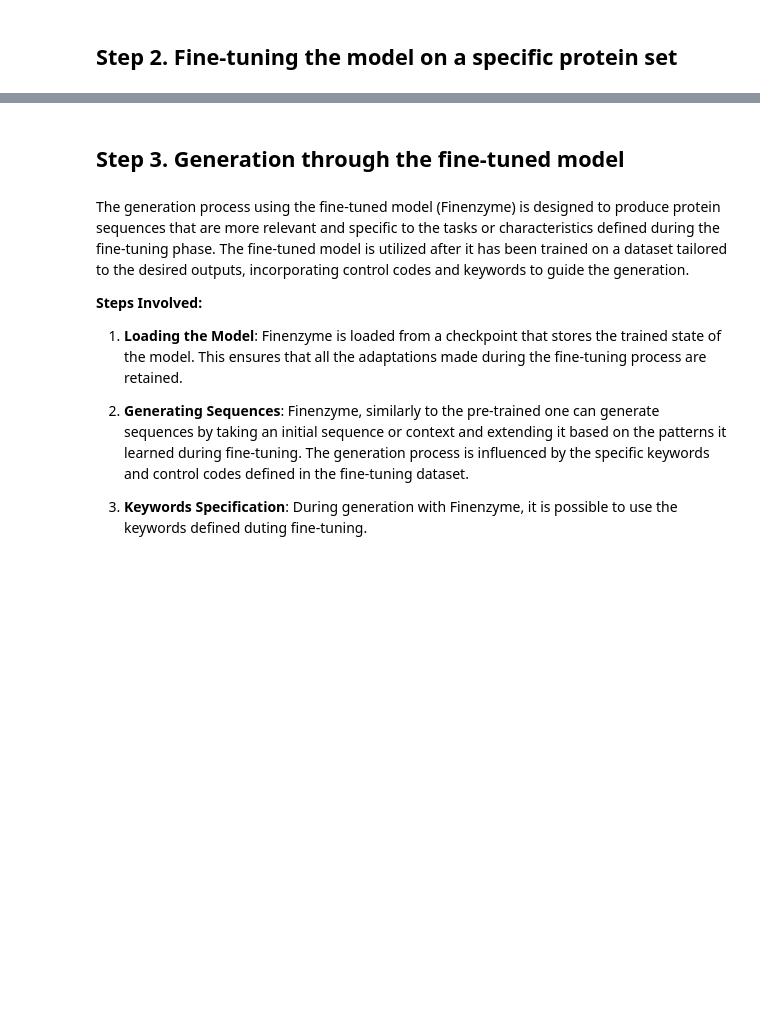
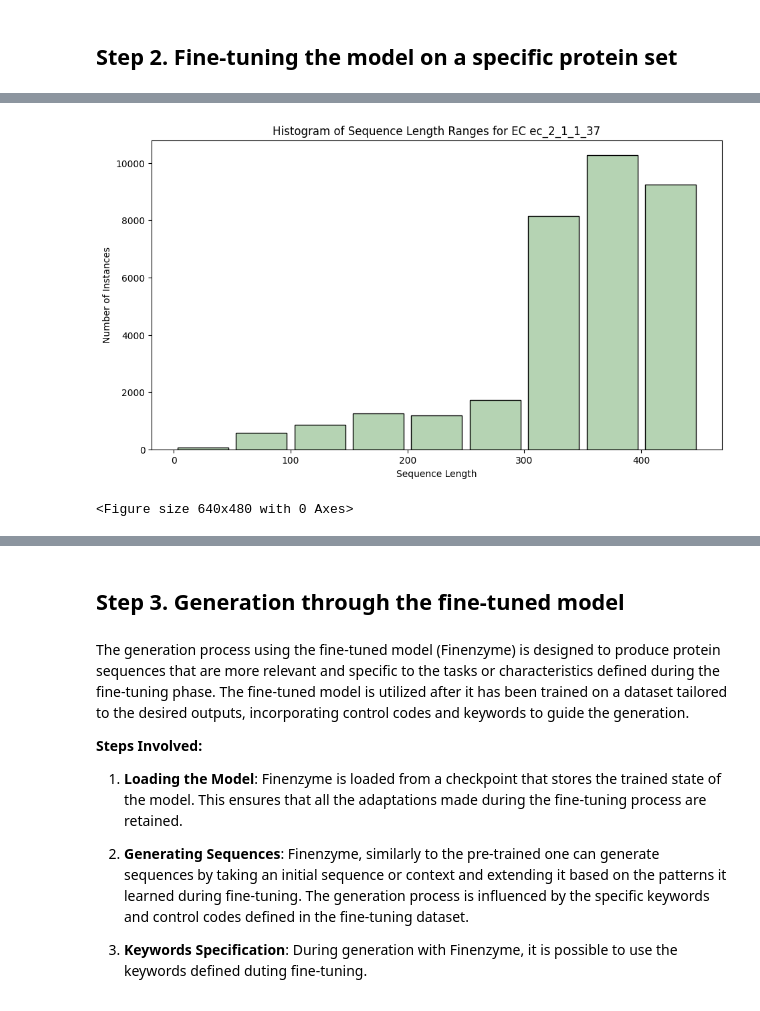
Before and after one commit to AnacletoLAB/Finenzyme, a Jupyter notebook: generation_and_finetuning_tutorial.ipynb, the cells around one changed output, grey strips where cells are left out. Drawn from its saved outputs; the diff is of its cells as text; code cells hidden in the pictures; blank space fills up the shorter version.

Commit message:
dataset manager added (module that simplify UniProt dataset loading for fine-tuning)

```diff
--- a/generation_and_finetuning_tutorial.ipynb
+++ b/generation_and_finetuning_tutorial.ipynb
@@ -201,0 +211,15 @@ The fine-tuning of Finenzyme is performed using the `pytorch_training.py` module
+# %%
+# to load a Uniprot dataset we need the dataset manager class
+from dataset_manager import DatasetManager
+
+# we downloaded our dataset in tsv, now we need to retrieve its directory in the machine:
+directory_tsv = "data_specific_enzymes/databases/tsvs/uniprotkb_ec_2_1_1_37_AND_length_10_TO_2024_03_28.tsv"
+
+# now, we can define a name for the dataset
+name = "ec_2_1_1_37"
+
+# dataset manager can handle automatically all the dataset steps described above:
+datasetManager = DatasetManager(directory_tsv, name)
+
+# we decided to use only the keyword 0 for the EC and 1 for the sop token, hence we can use single_key=True
+datasetManager.load_data(verbose=True, single_key=True)
@@ -201,0 +237,7 @@ The fine-tuning of Finenzyme is performed using the `pytorch_training.py` module
+# %%
+# We can display the data length distribution in number of amino acids:
+path_hist = "data_specific_enzymes/databases/tmp/"
+datasetManager.plot_histogram(path_hist)
+# %% [output]
+[figure, added]
+<Figure size 640x480 with 0 Axes>
```
Also changed, not shown: parts of 25 cells of this notebook, 3 other files.
